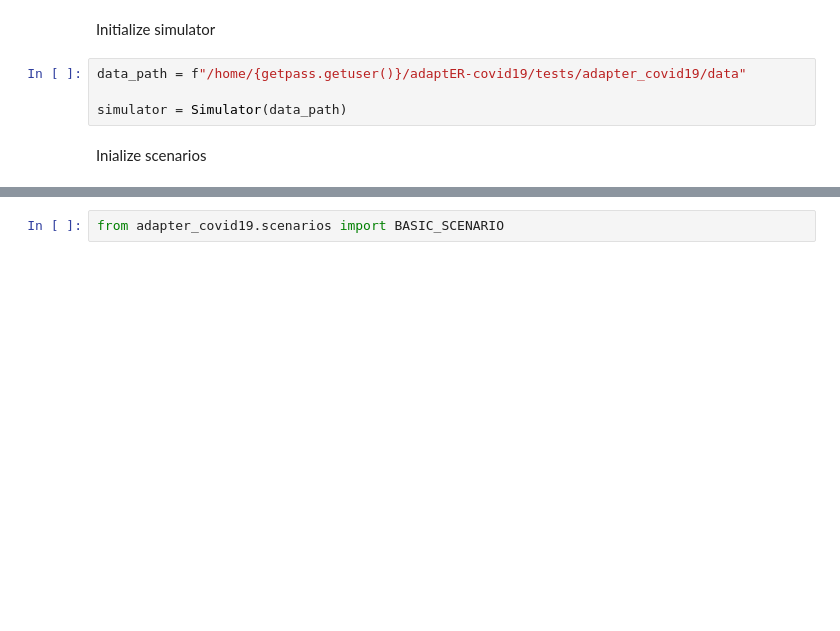
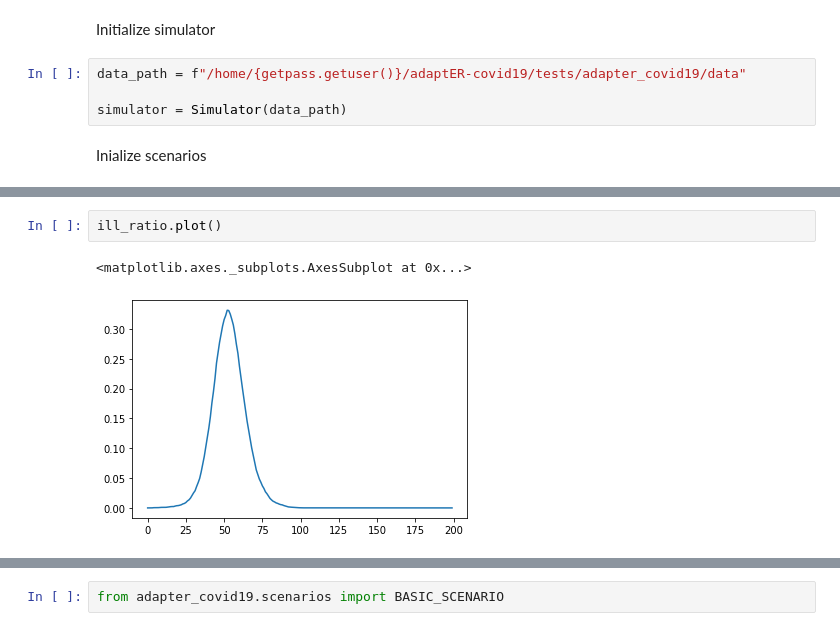
Before and after one commit to BDI-pathogens/OpenABM-Covid19, a Jupyter notebook: examples/simulator.ipynb, the cells around one changed output, grey strips where cells are left out. Saved outputs shown, nothing was run; the diff lists cells and outputs as text; blank space fills up the shorter version.

```diff
--- a/examples/simulator.ipynb
+++ b/examples/simulator.ipynb
@@ -28,0 +63,5 @@ Inialize scenarios
+# %%
+ill_ratio.plot()
+# %% [output]
+<matplotlib.axes._subplots.AxesSubplot at 0x...>
+[figure, added]
```
Also changed, not shown: parts of 14 cells of this notebook, 2 other files.
